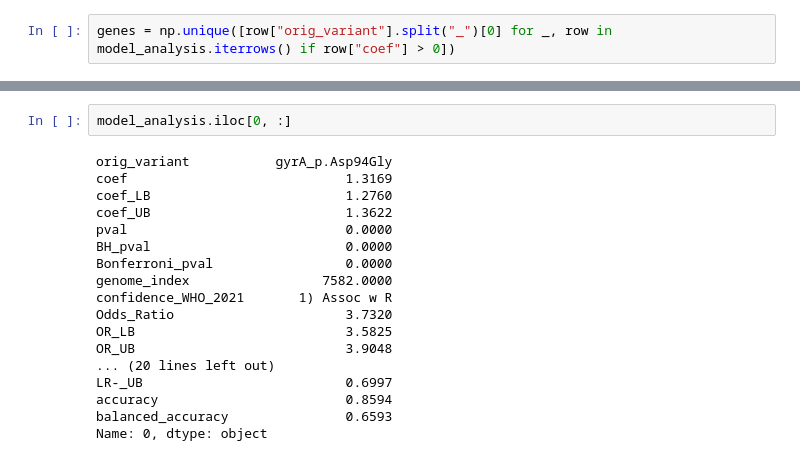
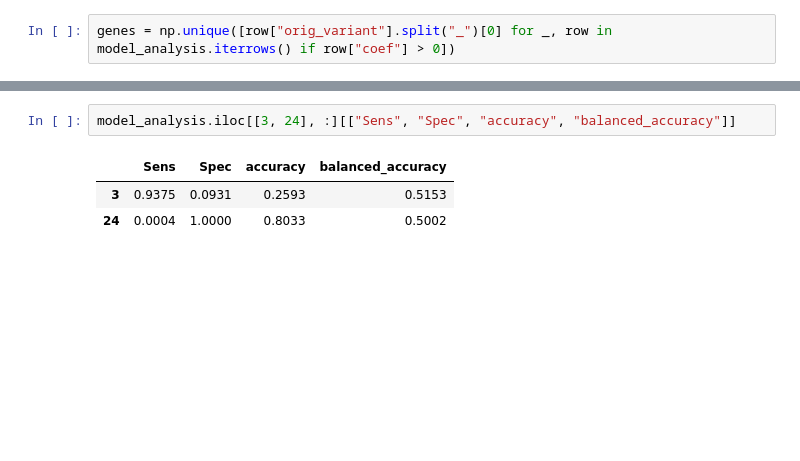
Before and after one commit to farhat-lab/who-analysis, a Jupyter notebook: analysis/analysis.ipynb, the cells around one changed output, grey strips where cells are left out. Saved outputs shown, nothing was run; the diff lists cells and outputs as text; blank space fills up the shorter version.

```diff
--- a/analysis/analysis.ipynb
+++ b/analysis/analysis.ipynb
@@ -329,20 +330,6 @@ np.argmax(model_analysis["Sens"]), np.argmax(model_analysis["Spec"]), np.argmax(
 # %%
-model_analysis.iloc[0, :]
+model_analysis.iloc[[3, 24], :][["Sens", "Spec", "accuracy", "balanced_accuracy"]]
 # %% [output]
-orig_variant           gyrA_p.Asp94Gly
-coef                            1.3169
-coef_LB                         1.2760
-coef_UB                         1.3622
-pval                            0.0000
-BH_pval                         0.0000
-Bonferroni_pval                 0.0000
-genome_index                 7582.0000
-confidence_WHO_2021       1) Assoc w R
-Odds_Ratio                      3.7320
-OR_LB                           3.5825
-OR_UB                           3.9048
-... (20 lines left out)
-LR-_UB                          0.6997
-accuracy                        0.8594
-balanced_accuracy               0.6593
-Name: 0, dtype: object
+|  | Sens | Spec | accuracy | balanced_accuracy |
+| 3 | 0.9375 | 0.0931 | 0.2593 | 0.5153 |
+| 24 | 0.0004 | 1.0000 | 0.8033 | 0.5002 |
```
Also changed, not shown: parts of 5 cells of this notebook, 1 other file.
